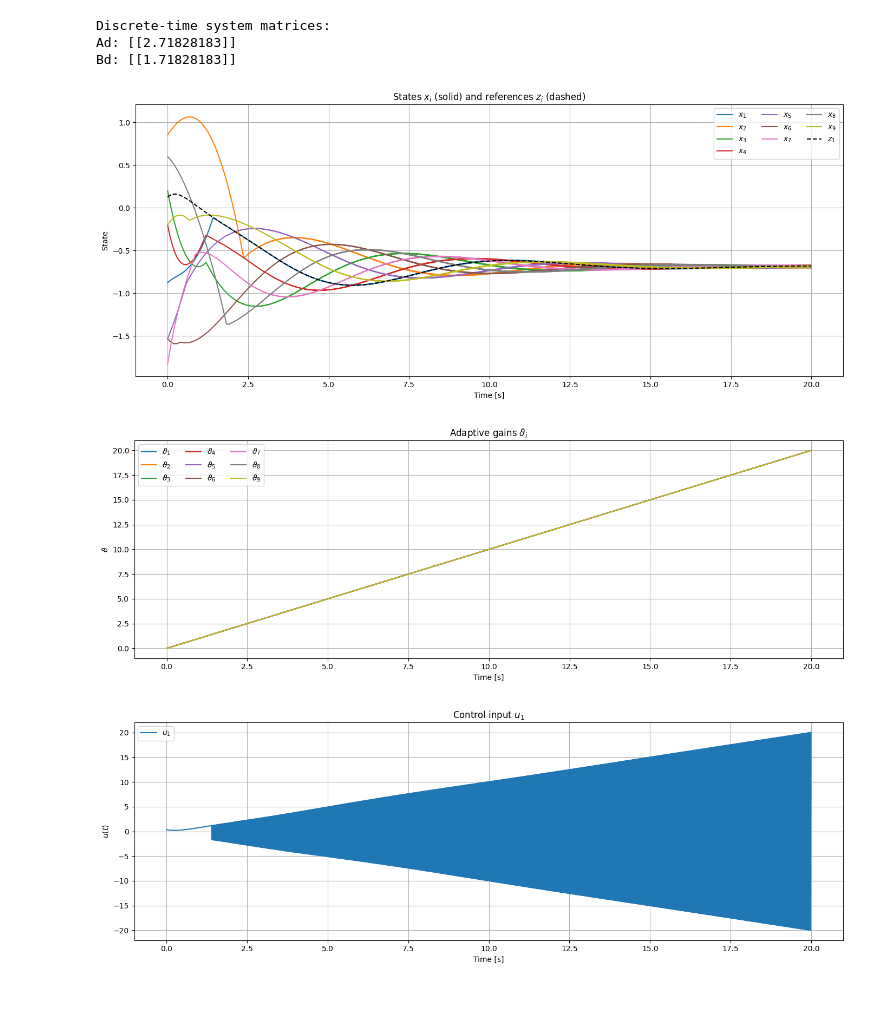
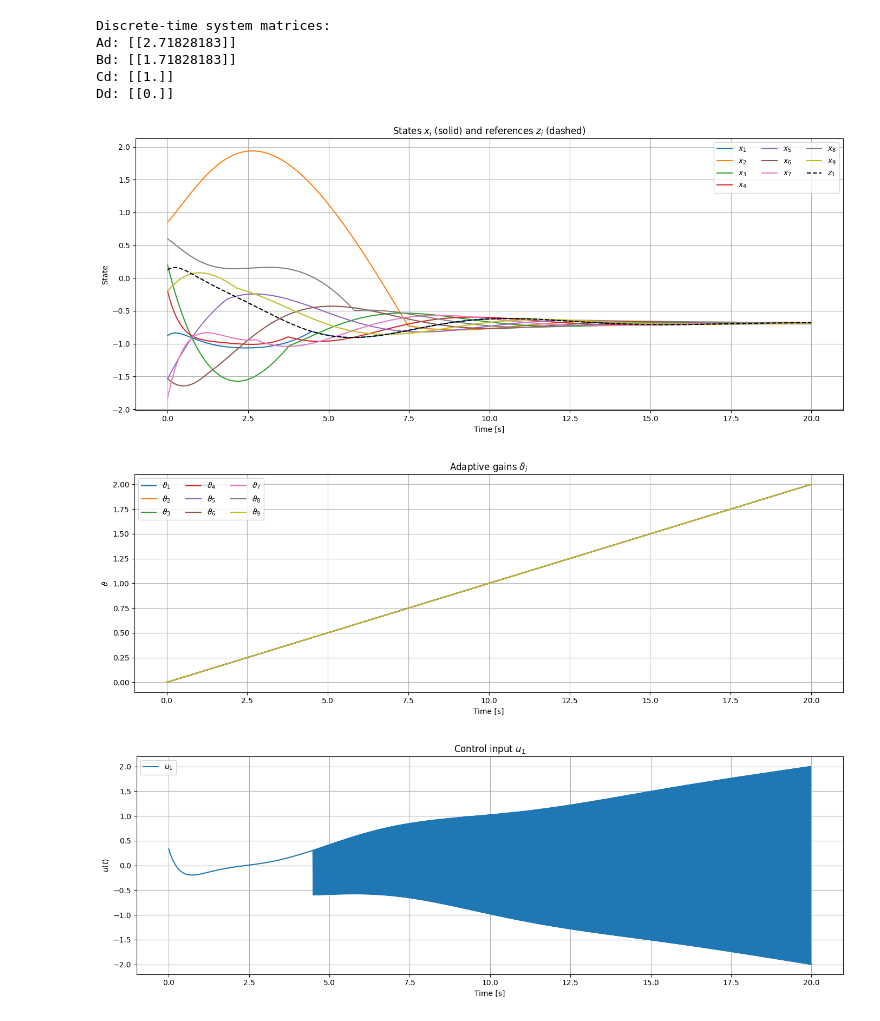
Before and after one commit to juanpiLorca/consensus-node, a Jupyter notebook: consensus.ipynb, the cells around one changed output. Cells and saved outputs as stored; diff of their text form; code cells hidden in the pictures.

Commit message:
fix-node-for-paper

```diff
--- a/consensus.ipynb
+++ b/consensus.ipynb
@@ -21,10 +21,14 @@ Dd = sys_d.D
 print("Discrete-time system matrices:")
 print("Ad:", Ad)
 print("Bd:", Bd)
+print("Cd:", Cd)
+print("Dd:", Dd)
 # %% [output]
 Discrete-time system matrices:
 Ad: [[2.71828183]]
 Bd: [[1.71828183]]
+Cd: [[1.]]
+Dd: [[0.]]
 # %%
 np.random.seed(42)
 
@@ -48,7 +52,8 @@ state7_z0 = np.random.uniform(-2, 1)
 state8_z0 = np.random.uniform(-2, 1)
 state9_z0 = np.random.uniform(-2, 1)
 
-NUM_SIM = 1  # Simulation number for saving plots
+NUM_SIM = 1
+SAVE_FIGS = False
 NODES = {
     0: {'x0': state1_x0, 'z0': state1_z0, 'neighbors': [3]},
     1: {'x0': state2_x0, 'z0': state2_z0, 'neighbors': [4]},
@@ -71,7 +76,7 @@ def g_i(i, z, neighbors):
         return 0.0
     return sum(z[j] - z[i] for j in neighbors)
 
-def dynamics(t, y, N=len(NODES), gamma=1.0, epsilon=1e-6):
+def dynamics(t, y, N=len(NODES), gamma=0.1, epsilon=1e-6):
     dydt = np.zeros_like(y)
 
     x = y[:N]
@@ -133,37 +138,39 @@ for i in range(N):
 plt.plot(t, z[0,:], 'k--', label=r'$z_{1}$')
 plt.title('States $x_i$ (solid) and references $z_i$ (dashed)')
 plt.xlabel('Time [s]')
 plt.ylabel('State')
 plt.legend(ncol=3)
 plt.grid()
 plt.tight_layout()
-plt.savefig(f'img/python-sim/state-evolution_{NUM_SIM}.pdf')
+if SAVE_FIGS:
+    plt.savefig(f'img/python-sim/state_evolution_{NUM_SIM}.pdf')
 
 # === Plot: adaptive gains ===
 plt.figure(figsize=(14, 5))
 for i in range(N):
     plt.plot(t, vartheta[i,:], label=f'$\\vartheta_{i+1}$')
 plt.title('Adaptive gains $\\vartheta_i$')
 plt.xlabel('Time [s]')
 plt.ylabel('$\\vartheta$')
 plt.legend(ncol=3)
 plt.grid()
 plt.tight_layout()
-plt.savefig(f'img/python-sim/adaptive_gains_{NUM_SIM}.pdf')
+if SAVE_FIGS:
+    plt.savefig(f'img/python-sim/adaptive_gains_{NUM_SIM}.pdf')
 
 plt.figure(figsize=(14, 5))
-#for i in range(N):
 plt.plot(t, mv[0,:], label=f'$u_{1}$')
 plt.title('Control input $u_1$')
 plt.xlabel('Time [s]')
 plt.ylabel('$u(t)$')
 plt.legend(ncol=3)
 plt.grid()
 plt.tight_layout()
-plt.savefig(f'img/python-sim/control_inputs_{NUM_SIM}.pdf')
+if SAVE_FIGS:
+    plt.savefig(f'img/python-sim/control_input_{NUM_SIM}.pdf')
 
 plt.show()
 # %% [output]
-[figure, old version]
+[figure, new version]
 [figure]
-[figure, old version]
+[figure, new version]
```
Also changed, not shown: 5 other files.
